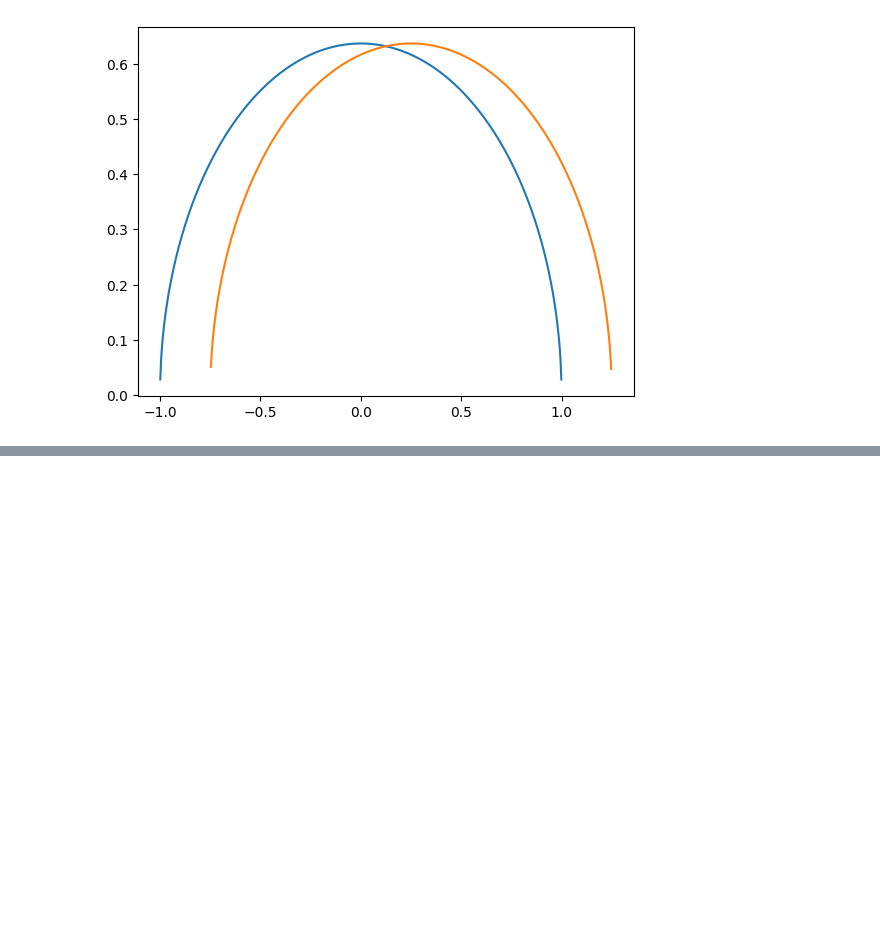
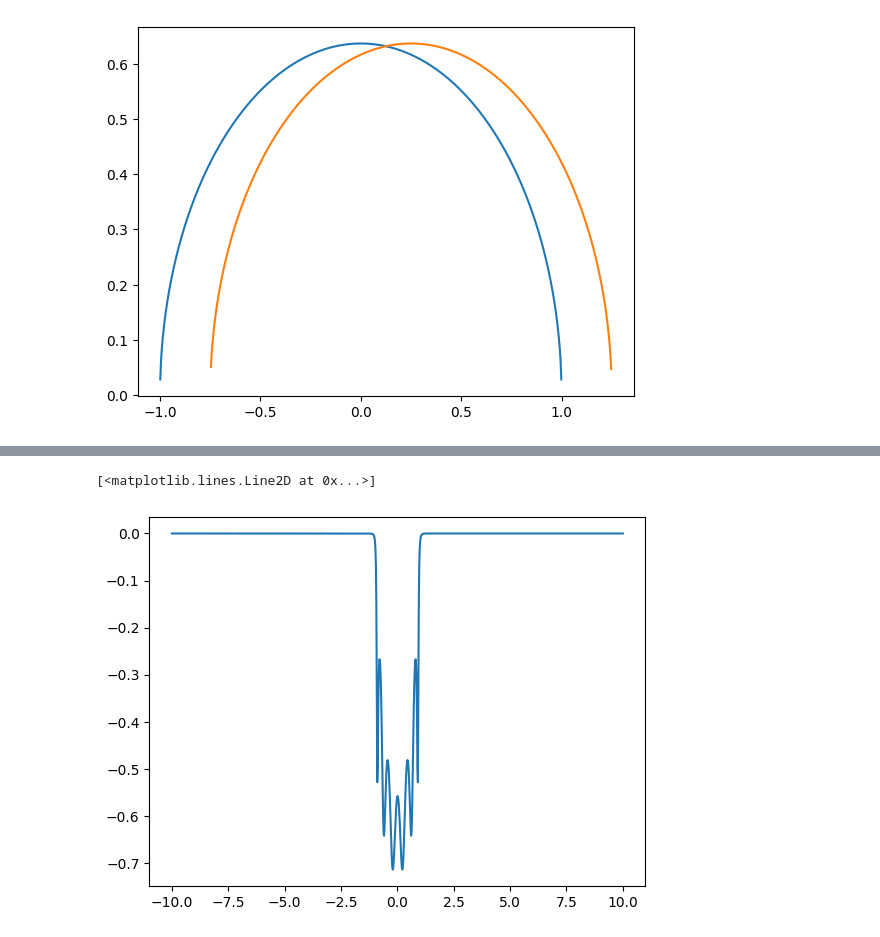
Before and after one commit to fzanichelli001/dmft_from_scratch, a Jupyter notebook: 241123.ipynb, the cells around one changed output, grey strips where cells are left out. Saved outputs shown, nothing was run; the diff lists cells and outputs as text; code cells hidden in the pictures; blank space fills up the shorter version.

```diff
--- a/241123.ipynb
+++ b/241123.ipynb
@@ -113,0 +264,6 @@ def iterative_perturbation_theory_impurity_solver(impurity_non_int_greens_func,
+# %%
+gf_non_int_real_freq = pade_analytic_contituation(wn=omega_n, gf=Gloc.reshape((1,2*N)))[0]
+plt.plot(energy, -gf_non_int_real_freq.imag/np.pi)
+# %% [output]
+[<matplotlib.lines.Line2D at 0x...>]
+[figure, added]
```
Also changed, not shown: parts of 11 cells of this notebook, 1 other file.
